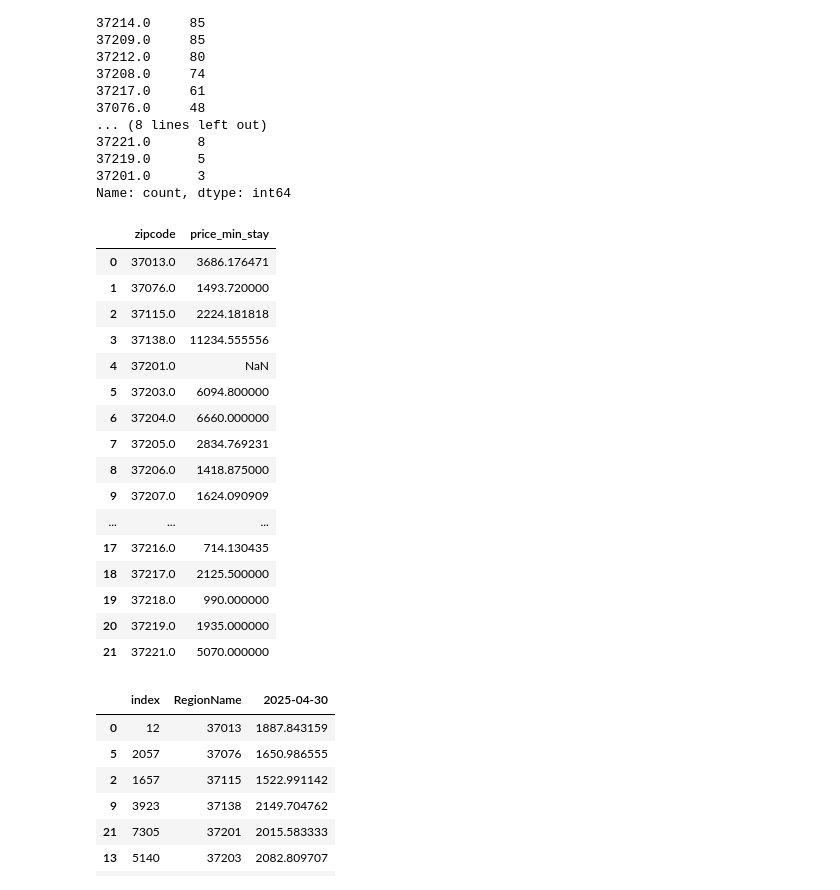
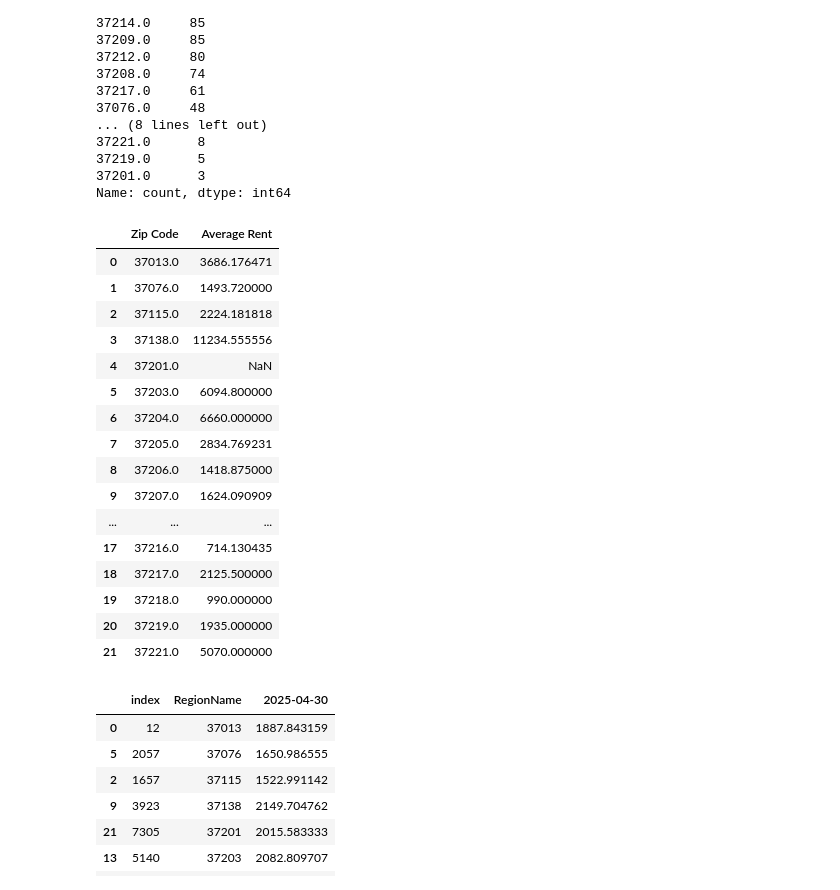
Before and after one commit to jacobvogs/Airbnb-Listings-in-Nash, a Jupyter notebook: notebook/capstone.ipynb, the cells around one changed output. Cells and saved outputs as stored; diff of their text form; code cells hidden in the pictures.

```diff
--- a/notebook/capstone.ipynb
+++ b/notebook/capstone.ipynb
@@ -381,9 +382,10 @@ Name: count, dtype: int64
 # %%
 zip_avg = price_min_30ni.groupby('zipcode')['price_min_stay'].mean().reset_index()
 #zip_avg.to_excel('zip_avg.xlsx')
-zip_avg.sort_values(by='zipcode')
+zip_avg=zip_avg.rename(columns={'zipcode':'Zip Code','price_min_stay':'Average Rent'})
+zip_avg.sort_values(by='Zip Code')
 # %% [output]
-|  | zipcode | price_min_stay |
+|  | Zip Code | Average Rent |
 | 0 | 37013.0 | 3686.176471 |
 | 1 | 37076.0 | 1493.720000 |
 | 2 | 37115.0 | 2224.181818 |
```
Also changed, not shown: parts of 18 cells of this notebook.
